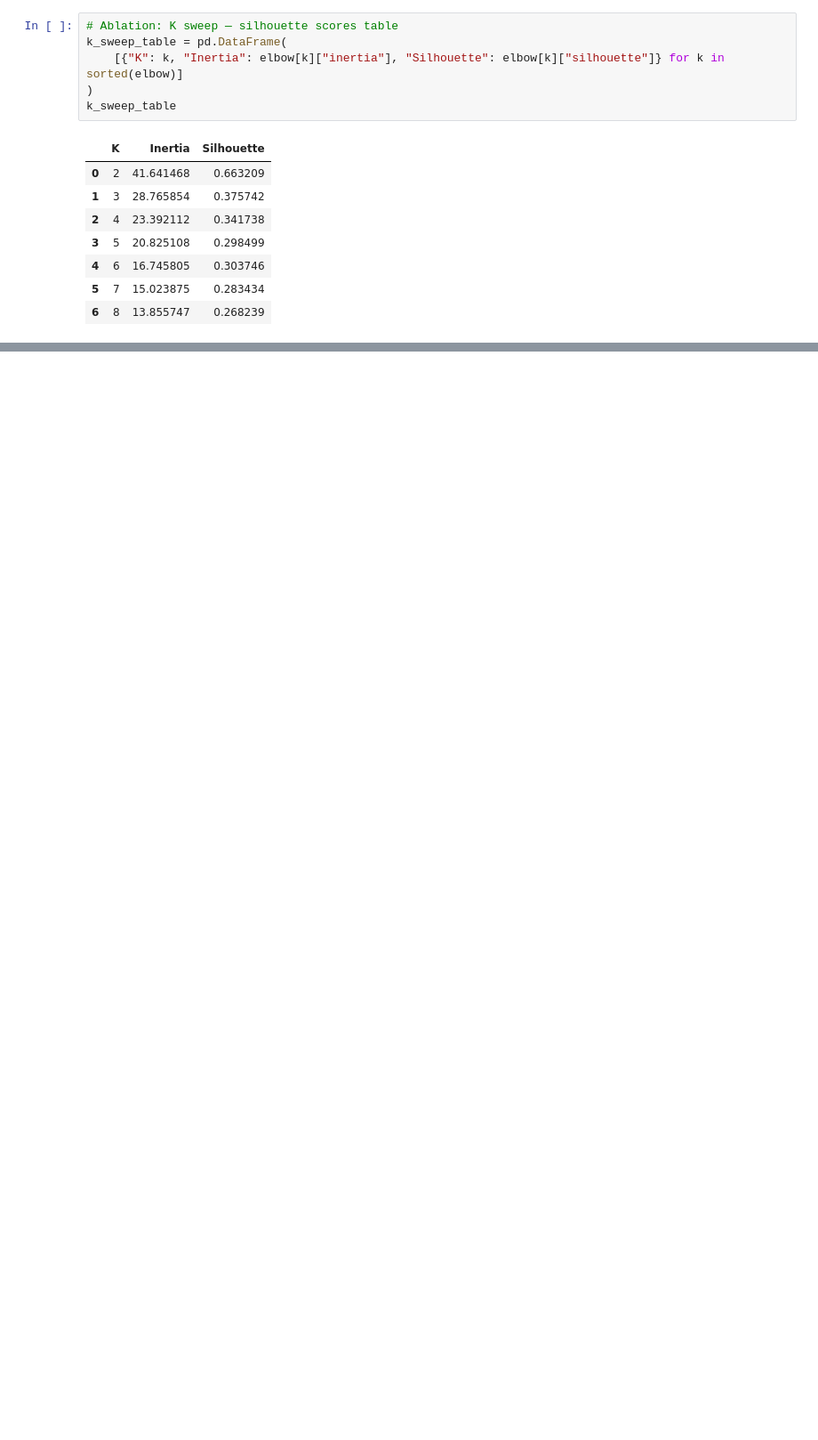
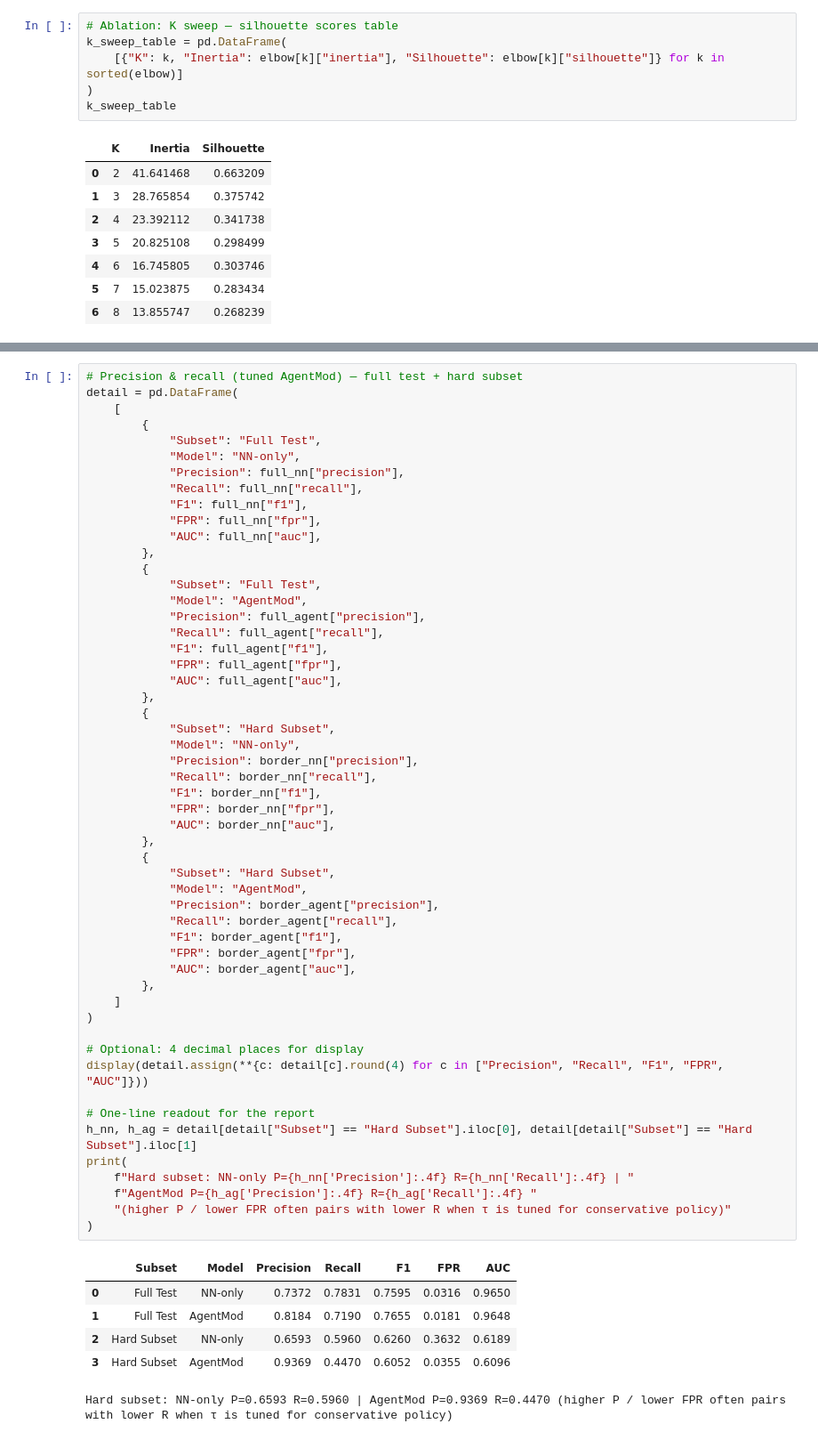
Before and after one commit to gandhi-shubh02/AgentMod-paml, a Jupyter notebook: notebooks/train_and_evaluate.ipynb, the cells around one changed output, grey strips where cells are left out. Shown at 89% size. Saved outputs shown, nothing was run; the diff lists cells and outputs as text; blank space fills up the shorter version.

```diff
--- a/notebooks/train_and_evaluate.ipynb
+++ b/notebooks/train_and_evaluate.ipynb
@@ -512,0 +585,60 @@ summary
+# %%
+# Precision & recall (tuned AgentMod) — full test + hard subset
+detail = pd.DataFrame(
+    [
+        {
+            "Subset": "Full Test",
+            "Model": "NN-only",
+            "Precision": full_nn["precision"],
+            "Recall": full_nn["recall"],
+            "F1": full_nn["f1"],
+            "FPR": full_nn["fpr"],
+            "AUC": full_nn["auc"],
+        },
+        {
+            "Subset": "Full Test",
+            "Model": "AgentMod",
+            "Precision": full_agent["precision"],
+            "Recall": full_agent["recall"],
+            "F1": full_agent["f1"],
+            "FPR": full_agent["fpr"],
+            "AUC": full_agent["auc"],
+        },
+        {
+            "Subset": "Hard Subset",
+            "Model": "NN-only",
+            "Precision": border_nn["precision"],
+            "Recall": border_nn["recall"],
+            "F1": border_nn["f1"],
+            "FPR": border_nn["fpr"],
+            "AUC": border_nn["auc"],
+        },
+        {
+            "Subset": "Hard Subset",
+            "Model": "AgentMod",
+            "Precision": border_agent["precision"],
+            "Recall": border_agent["recall"],
+            "F1": border_agent["f1"],
+            "FPR": border_agent["fpr"],
+            "AUC": border_agent["auc"],
+        },
+    ]
+)
+
+# Optional: 4 decimal places for display
+display(detail.assign(**{c: detail[c].round(4) for c in ["Precision", "Recall", "F1", "FPR", "AUC"]}))
+
+# One-line readout for the report
+h_nn, h_ag = detail[detail["Subset"] == "Hard Subset"].iloc[0], detail[detail["Subset"] == "Hard Subset"].iloc[1]
+print(
+    f"Hard subset: NN-only P={h_nn['Precision']:.4f} R={h_nn['Recall']:.4f} | "
+    f"AgentMod P={h_ag['Precision']:.4f} R={h_ag['Recall']:.4f} "
+    "(higher P / lower FPR often pairs with lower R when τ is tuned for conservative policy)"
+)
+# %% [output]
+|  | Subset | Model | Precision | Recall | F1 | FPR | AUC |
+| 0 | Full Test | NN-only | 0.7372 | 0.7831 | 0.7595 | 0.0316 | 0.9650 |
+| 1 | Full Test | AgentMod | 0.8184 | 0.7190 | 0.7655 | 0.0181 | 0.9648 |
+| 2 | Hard Subset | NN-only | 0.6593 | 0.5960 | 0.6260 | 0.3632 | 0.6189 |
+| 3 | Hard Subset | AgentMod | 0.9369 | 0.4470 | 0.6052 | 0.0355 | 0.6096 |
+Hard subset: NN-only P=0.6593 R=0.5960 | AgentMod P=0.9369 R=0.4470 (higher P / lower FPR often pairs with lower R when τ is tuned for conservative policy)
```
Also changed, not shown: parts of 7 cells of this notebook, 7 other files.
